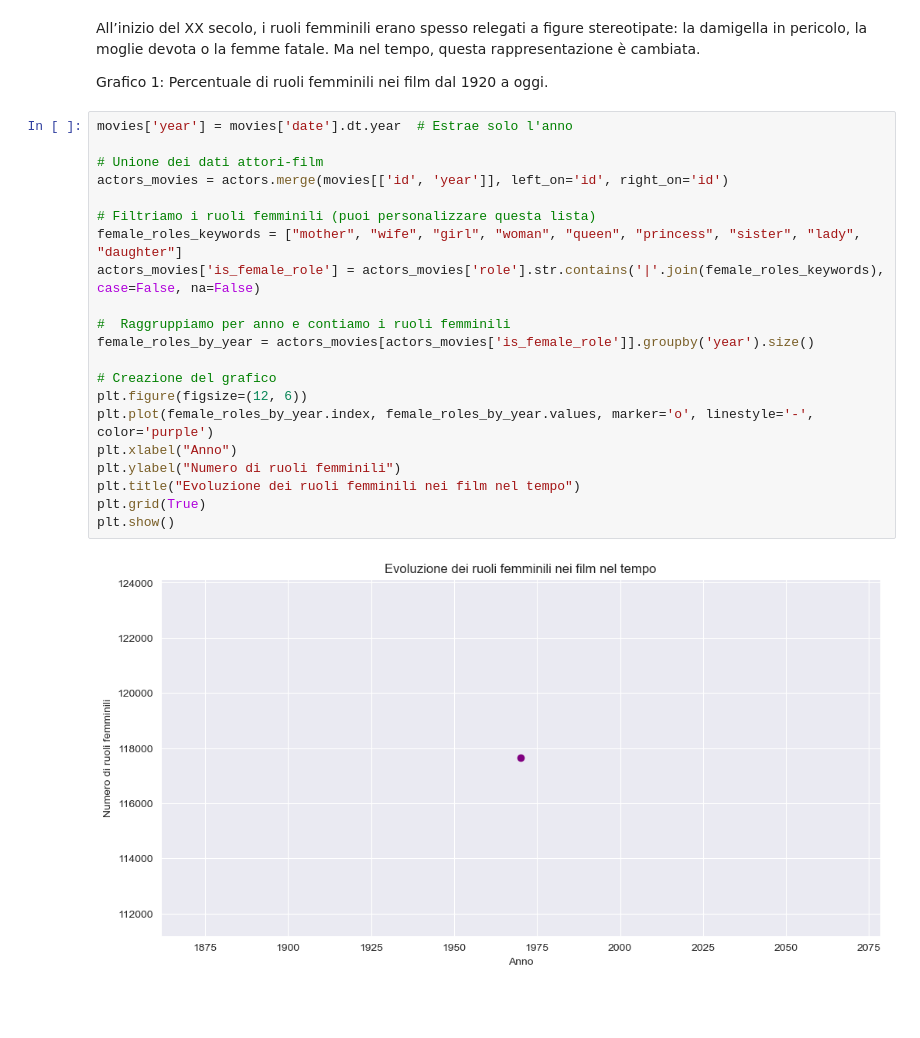
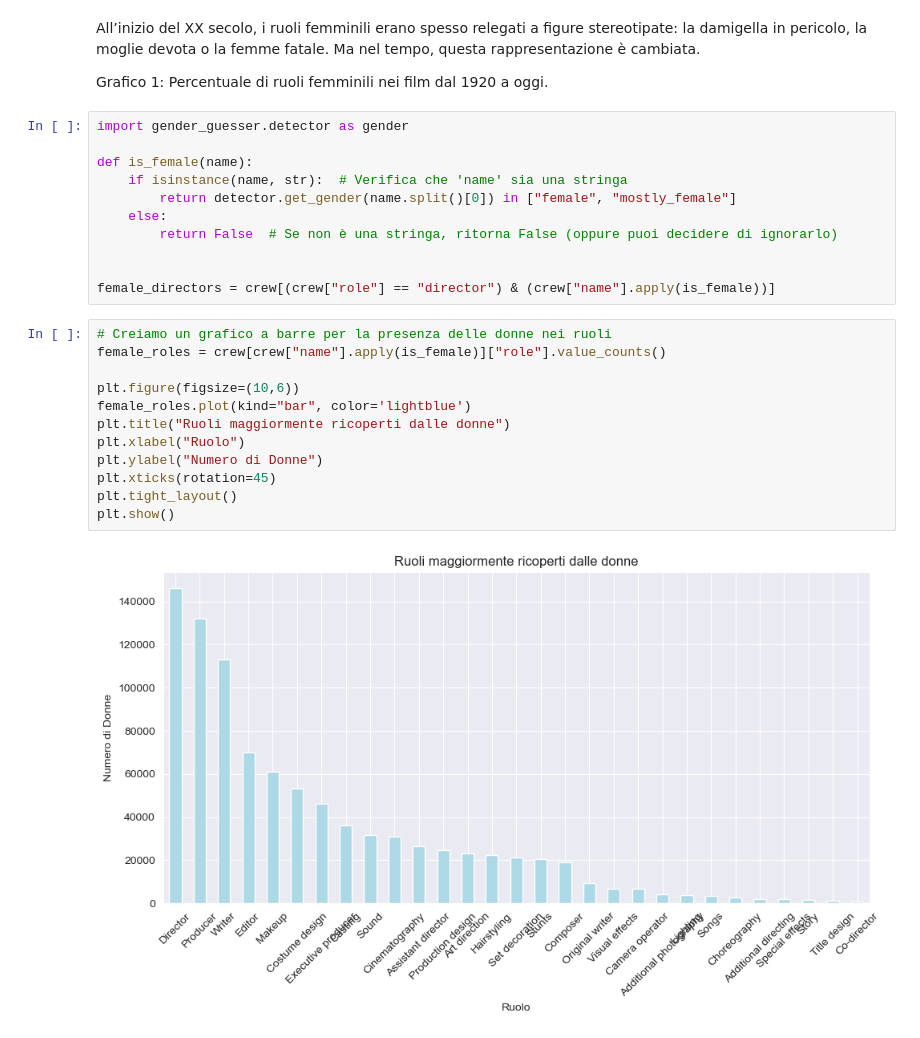
Before and after one commit to DavideGiordano77/MainDirectory, a Jupyter notebook: Solutions/data_visualization.ipynb, the cells around one changed output. Drawn from its saved outputs; the diff is of its cells as text; blank space fills up the shorter version.

Commit message:
bozza primo grafico

```diff
--- a/Solutions/data_visualization.ipynb
+++ b/Solutions/data_visualization.ipynb
@@ -34,26 +50,28 @@ rotten_tomatoes = pd.read_csv(os.path.join(clean_path, "rotten_tomatoes_reviews_
 All’inizio del XX secolo, i ruoli femminili erano spesso relegati a figure stereotipate: la damigella in pericolo, la moglie devota o la femme fatale. Ma nel tempo, questa rappresentazione è cambiata.
 
 Grafico 1: Percentuale di ruoli femminili nei film dal 1920 a oggi.
+# %%
+import gender_guesser.detector as gender
+
+def is_female(name):
+    if isinstance(name, str):  # Verifica che 'name' sia una stringa
+        return detector.get_gender(name.split()[0]) in ["female", "mostly_female"]
+    else:
+        return False  # Se non è una stringa, ritorna False (oppure puoi decidere di ignorarlo)
+
+
+female_directors = crew[(crew["role"] == "director") & (crew["name"].apply(is_female))]
 # %%
-movies['year'] = movies['date'].dt.year  # Estrae solo l'anno
+# Creiamo un grafico a barre per la presenza delle donne nei ruoli
+female_roles = crew[crew["name"].apply(is_female)]["role"].value_counts()
 
-# Unione dei dati attori-film
-actors_movies = actors.merge(movies[['id', 'year']], left_on='id', right_on='id')
-
-# Filtriamo i ruoli femminili (puoi personalizzare questa lista)
-female_roles_keywords = ["mother", "wife", "girl", "woman", "queen", "princess", "sister", "lady", "daughter"]
-actors_movies['is_female_role'] = actors_movies['role'].str.contains('|'.join(female_roles_keywords), case=False, na=False)
-
-#  Raggruppiamo per anno e contiamo i ruoli femminili
-female_roles_by_year = actors_movies[actors_movies['is_female_role']].groupby('year').size()
-
-# Creazione del grafico
-plt.figure(figsize=(12, 6))
-plt.plot(female_roles_by_year.index, female_roles_by_year.values, marker='o', linestyle='-', color='purple')
-plt.xlabel("Anno")
-plt.ylabel("Numero di ruoli femminili")
-plt.title("Evoluzione dei ruoli femminili nei film nel tempo")
-plt.grid(True)
+plt.figure(figsize=(10,6))
+female_roles.plot(kind="bar", color='lightblue')
+plt.title("Ruoli maggiormente ricoperti dalle donne")
+plt.xlabel("Ruolo")
+plt.ylabel("Numero di Donne")
+plt.xticks(rotation=45)
+plt.tight_layout()
 plt.show()
 # %% [output]
-[figure, old version]
+[figure, new version]
```
Also changed, not shown: parts of 3 cells of this notebook, 2 other files.
